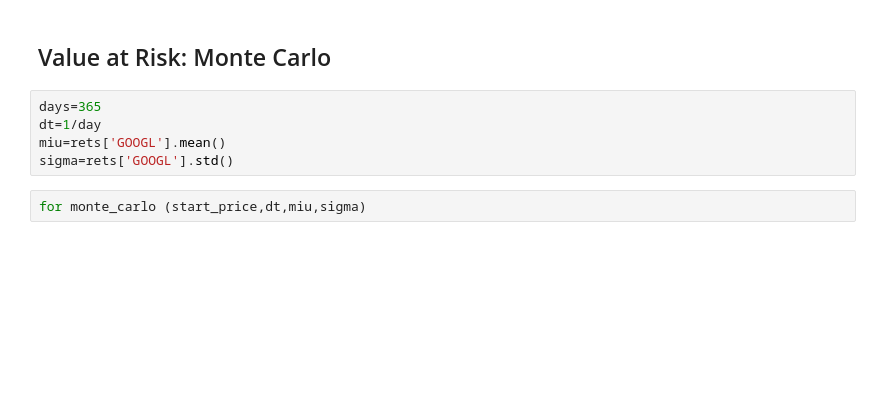
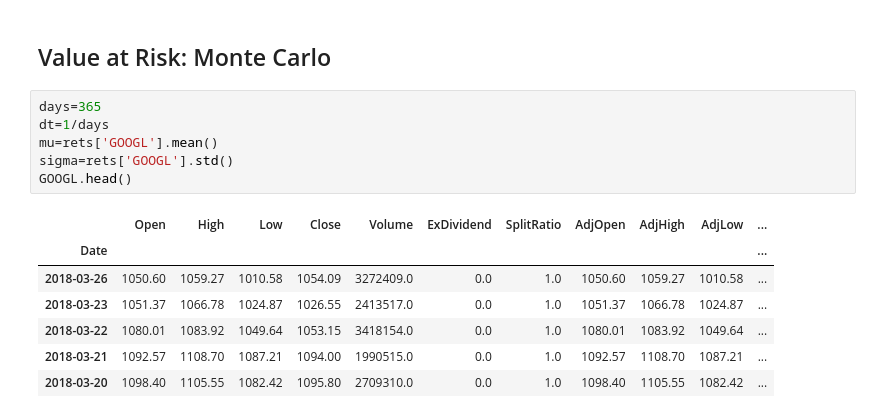
Before and after one commit to kimdang/Stock-Market-Analysis, a Jupyter notebook: Stock Market Analysis.ipynb, the cells around one changed output. Saved outputs shown, nothing was run; the diff lists cells and outputs as text; blank space fills up the shorter version.

```diff
--- a/Stock Market Analysis.ipynb
+++ b/Stock Market Analysis.ipynb
@@ -155,8 +155,15 @@ rets['MSFT'].quantile(0.01)
 <h2> Value at Risk: Monte Carlo
 # %%
 days=365
-dt=1/day
-miu=rets['GOOGL'].mean()
+dt=1/days
+mu=rets['GOOGL'].mean()
 sigma=rets['GOOGL'].std()
+GOOGL.head()
+# %% [output]
+|  | Open | High | Low | Close | Volume | ExDividend | SplitRatio | AdjOpen | AdjHigh | AdjLow | ... |
+| Date |  |  |  |  |  |  |  |  |  |  | ... |
+| 2018-03-26 | 1050.60 | 1059.27 | 1010.58 | 1054.09 | 3272409.0 | 0.0 | 1.0 | 1050.60 | 1059.27 | 1010.58 | ... |
+| 2018-03-23 | 1051.37 | 1066.78 | 1024.87 | 1026.55 | 2413517.0 | 0.0 | 1.0 | 1051.37 | 1066.78 | 1024.87 | ... |
+| 2018-03-22 | 1080.01 | 1083.92 | 1049.64 | 1053.15 | 3418154.0 | 0.0 | 1.0 | 1080.01 | 1083.92 | 1049.64 | ... |
+| 2018-03-21 | 1092.57 | 1108.70 | 1087.21 | 1094.00 | 1990515.0 | 0.0 | 1.0 | 1092.57 | 1108.70 | 1087.21 | ... |
+| 2018-03-20 | 1098.40 | 1105.55 | 1082.42 | 1095.80 | 2709310.0 | 0.0 | 1.0 | 1098.40 | 1105.55 | 1082.42 | ... |
-# %%
-for monte_carlo (start_price,dt,miu,sigma)
```
Also changed, not shown: parts of 21 cells of this notebook.
